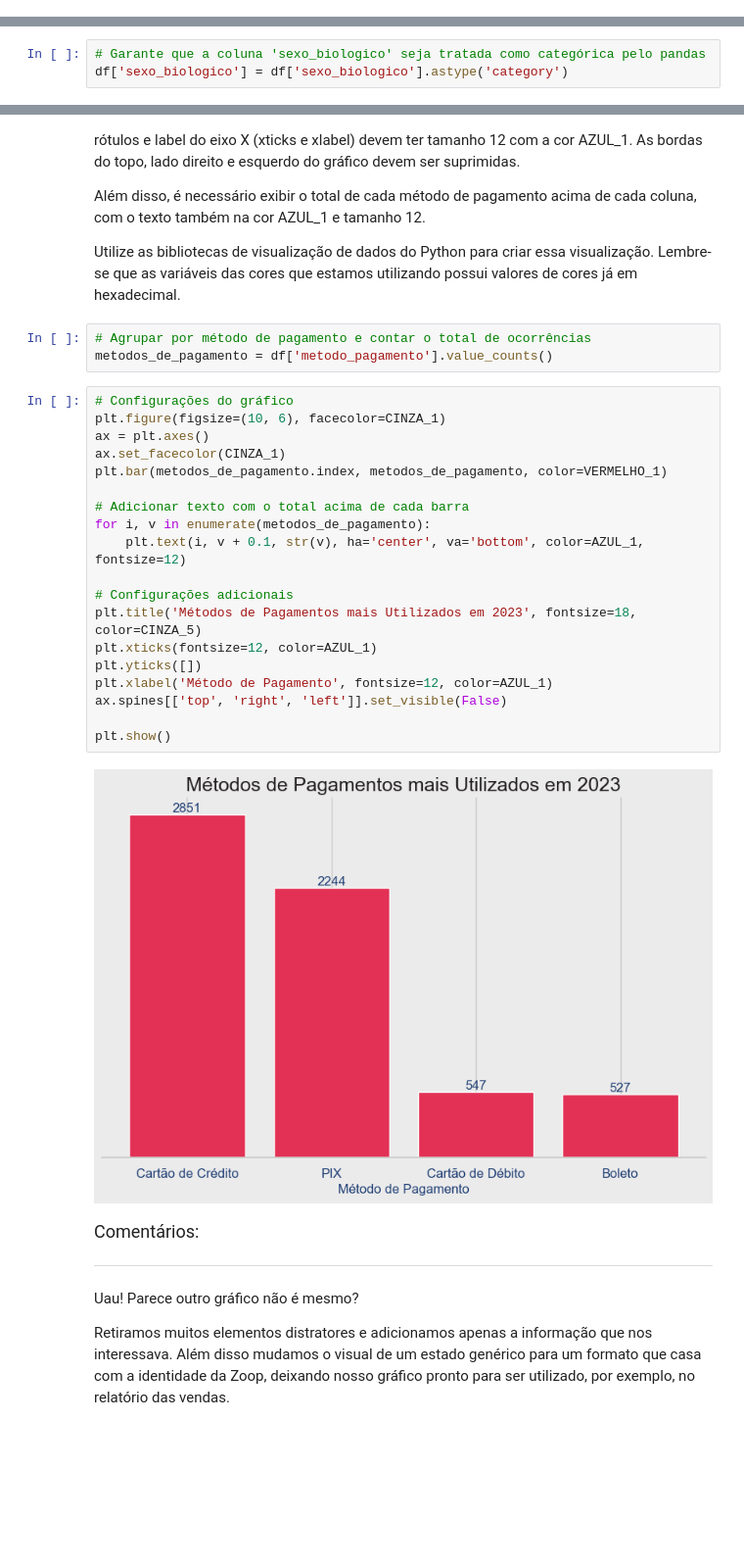
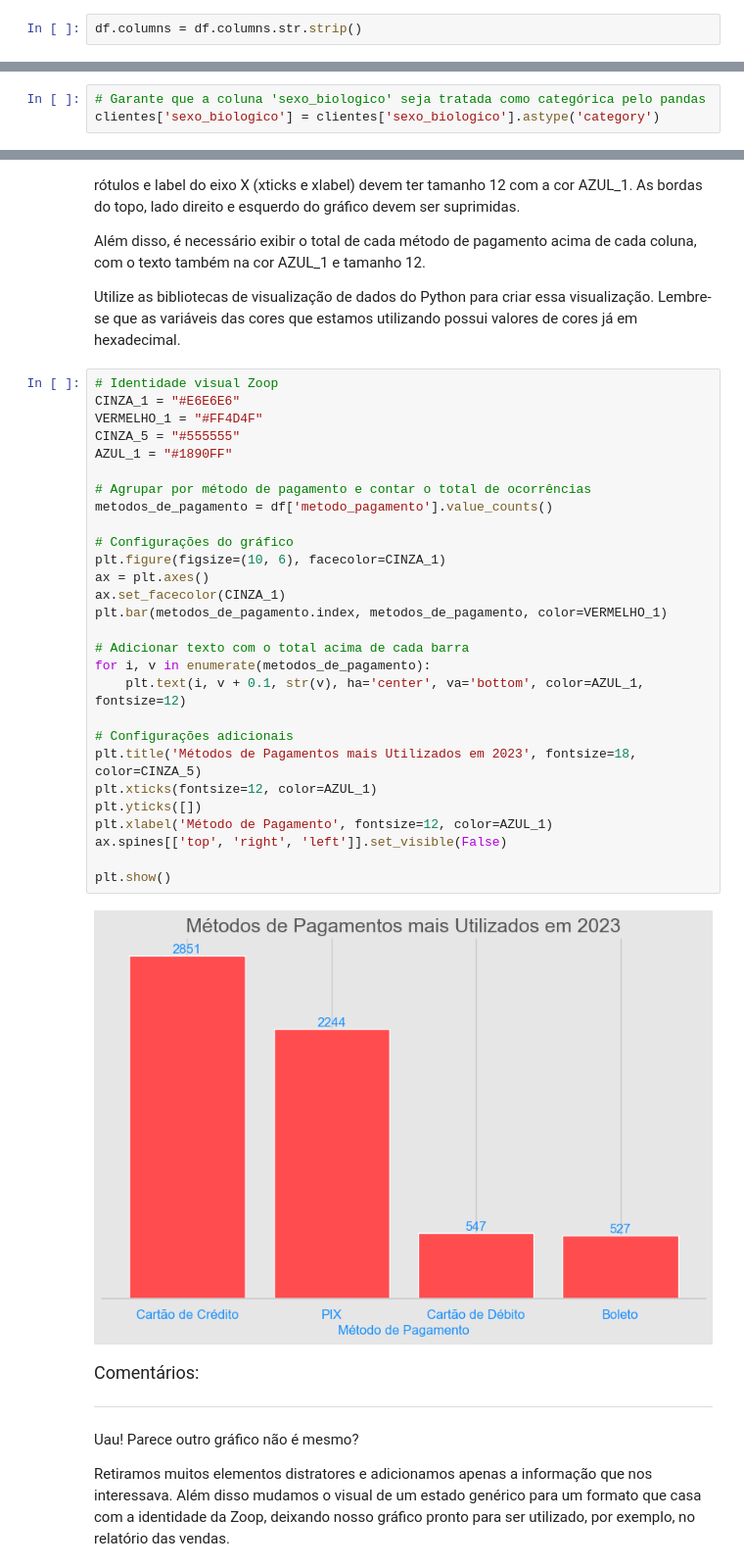
Before and after one commit to JCrpa/curso11_python_data_science_IA_dataviz, a Jupyter notebook: Projeto_Inicial_IA_aplicada_a_Data_Science.ipynb, the cells around one changed output, grey strips where cells are left out. Shown at 98% size. Drawn from its saved outputs; the diff is of its cells as text; blank space fills up the shorter version.

```diff
--- a/Projeto_Inicial_IA_aplicada_a_Data_Science.ipynb
+++ b/Projeto_Inicial_IA_aplicada_a_Data_Science.ipynb
@@ -827,2 +930,4 @@ df['trimestre'] = df['data'].dt.to_period('Q').astype(str)
+# %%
+df.columns = df.columns.str.strip()
 # %%
 # Agrupa por trimestre e método de pagamento, e então soma o faturamento.
@@ -1023,6 +1136,6 @@ Desejamos criar uma visualização que apresente a distribuição desses dados.
 Utilize as bibliotecas de visualização de dados do Python para criar essa visualização.
 # %%
 # Garante que a coluna 'sexo_biologico' seja tratada como categórica pelo pandas
-df['sexo_biologico'] = df['sexo_biologico'].astype('category')
+clientes['sexo_biologico'] = clientes['sexo_biologico'].astype('category')
 # %%
 # Prepara os dados separando por sexo biológico
@@ -1289,30 +1418,36 @@ Os rótulos do eixo y (yticks) devem ser suprimidos assim como o label do eixo y
 Além disso, é necessário exibir o total de cada método de pagamento acima de cada coluna, com o texto também na cor AZUL_1 e tamanho 12.
 
 Utilize as bibliotecas de visualização de dados do Python para criar essa visualização. Lembre-se que as variáveis das cores que estamos utilizando possui valores de cores já em hexadecimal.
-# %%
-# Agrupar por método de pagamento e contar o total de ocorrências
-metodos_de_pagamento = df['metodo_pagamento'].value_counts()
 # %%
+# Identidade visual Zoop
+CINZA_1 = "#E6E6E6"
+VERMELHO_1 = "#FF4D4F"
+CINZA_5 = "#555555"
+AZUL_1 = "#1890FF"
+
+# Agrupar por método de pagamento e contar o total de ocorrências
+metodos_de_pagamento = df['metodo_pagamento'].value_counts()
+
 # Configurações do gráfico
 plt.figure(figsize=(10, 6), facecolor=CINZA_1)
 ax = plt.axes()
 ax.set_facecolor(CINZA_1)
 plt.bar(metodos_de_pagamento.index, metodos_de_pagamento, color=VERMELHO_1)
 
 # Adicionar texto com o total acima de cada barra
 for i, v in enumerate(metodos_de_pagamento):
     plt.text(i, v + 0.1, str(v), ha='center', va='bottom', color=AZUL_1, fontsize=12)
 
 # Configurações adicionais
 plt.title('Métodos de Pagamentos mais Utilizados em 2023', fontsize=18, color=CINZA_5)
 plt.xticks(fontsize=12, color=AZUL_1)
 plt.yticks([])
 plt.xlabel('Método de Pagamento', fontsize=12, color=AZUL_1)
 ax.spines[['top', 'right', 'left']].set_visible(False)
 
 plt.show()
 # %% [output]
-[figure, old version]
+[figure, new version]
 # %% [markdown]
 <font color="7b71ff" size=4> Comentários: </font>
 
```
Also changed, not shown: parts of 43 cells of this notebook, 2 other files.
